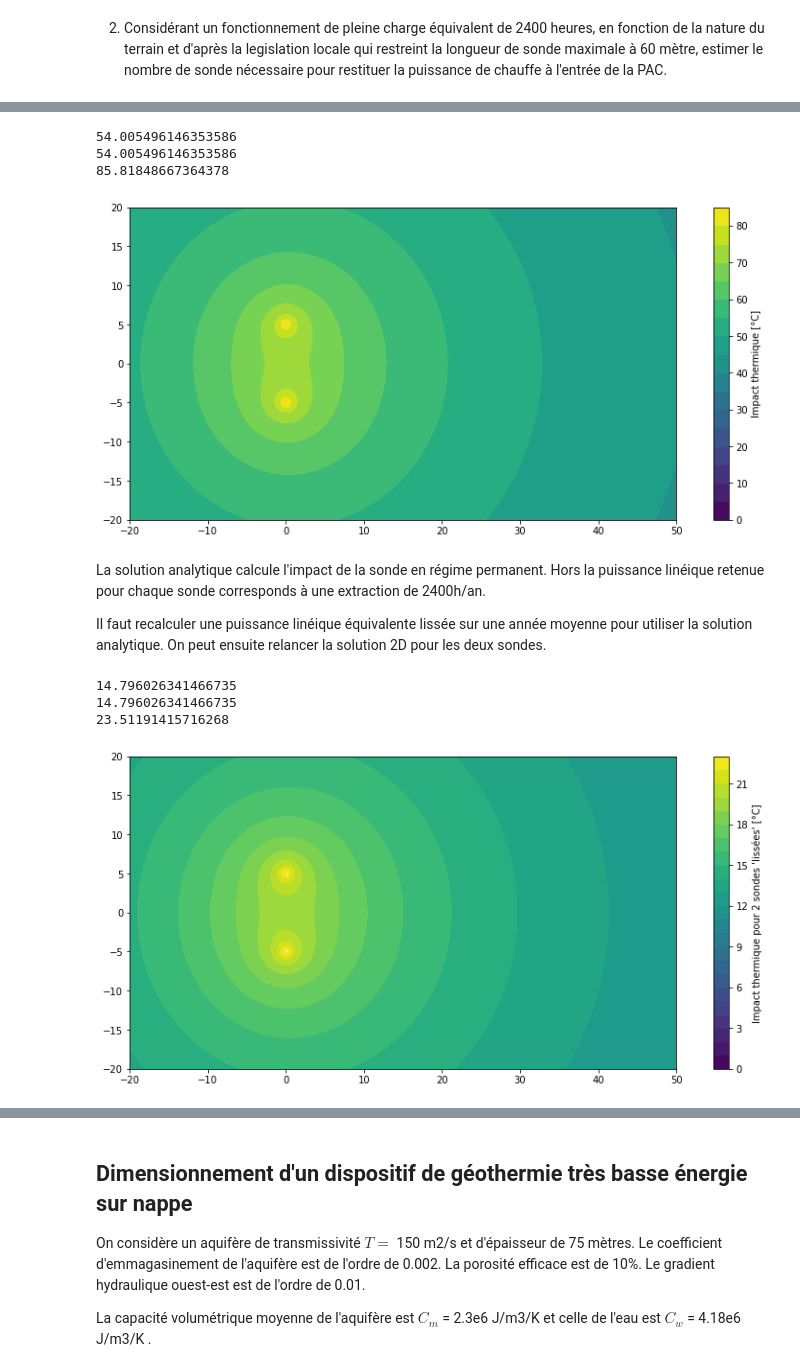
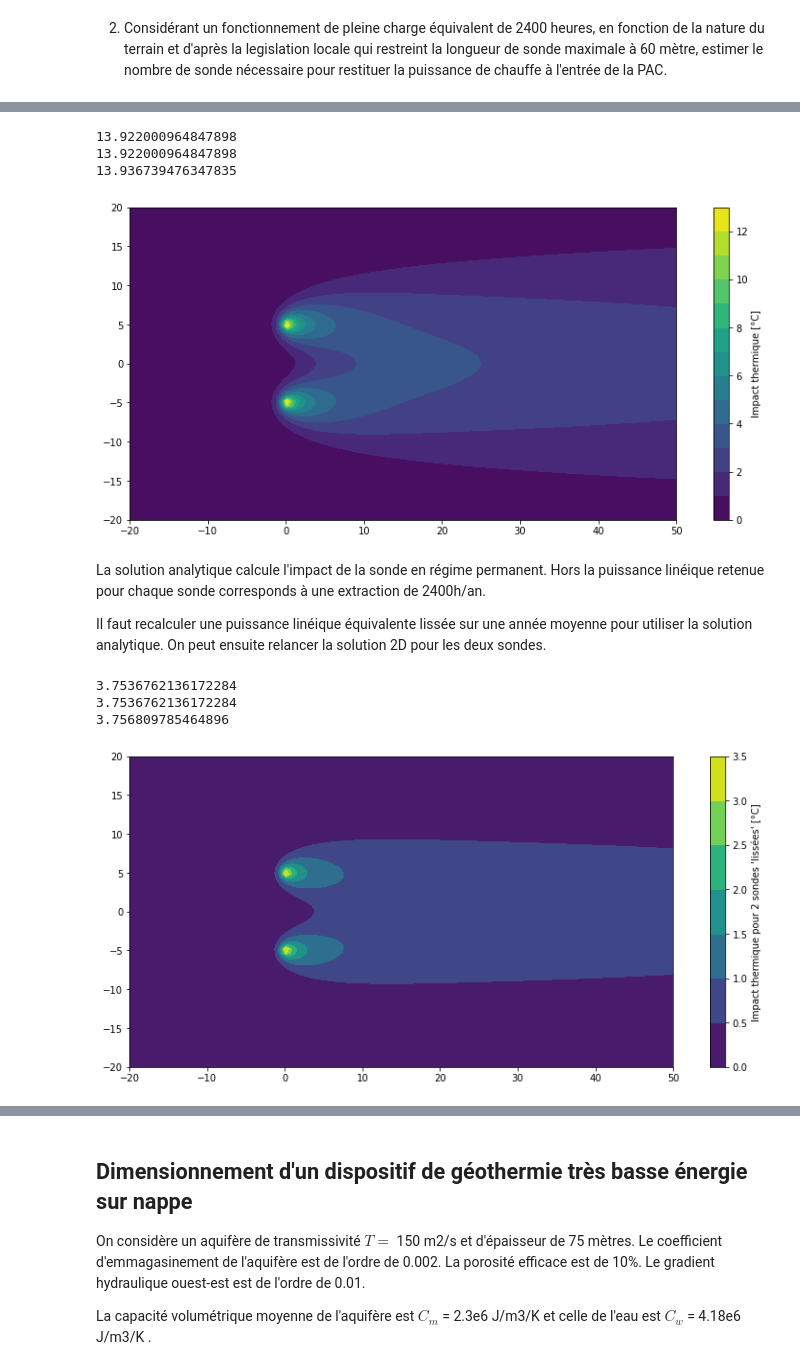
Before and after one commit to larroque852/NB_ENS3_geothermie, a Jupyter notebook: ENS3_GEOTH_EXO.ipynb, the cells around one changed output, grey strips where cells are left out. Saved outputs shown, nothing was run; the diff lists cells and outputs as text; code cells hidden in the pictures.

```diff
--- a/ENS3_GEOTH_EXO.ipynb
+++ b/ENS3_GEOTH_EXO.ipynb
@@ -440,6 +489,13 @@ $$	T(x,y) = T_0 + \frac{q_{b}}{2 \pi \lambda_m}exp\left[{\frac{u x}{2\alpha}}\ri
 $$
 avec $K_0$ fonction de Bessel modifiée du second genre d'ordre 0
 # %%
+
+import numpy as np
+import pandas as pd
+import scipy.special as sp
+import matplotlib.pyplot as plt
+#import seaborn as sns
+
 Cm = 2.4e6 #J/m3/K chaleur vol. moyenne du sol
 Cw = 4.18e6 #J/m3/K chaleur moyenne de l'eau
 lm = 1.6 # W/m/K cond. therm. moyenne du sol
@@ -468,7 +524,7 @@ def MILS_alph_ss(x,y,X0,Y0,ro,z,H,lm,Cm,vT,t,QL,ax,ay):
     y = y - Y0
     x = np.cos(alpha_rad)*x - np.sin(alpha_rad)*y
     y = np.sin(alpha_rad)*x + np.cos(alpha_rad)*y
-    return QL * (1 / 2 / 3.1415 / lm) * np.exp(vT * x / 2 / kappa) * sp.k0(vT * np.sqrt(x ** 2+y ** 2) / 2 /kappa)
+    return QL * (1 / 2 / 3.1415 / lm) * np.exp(uT * x / 2 / kappa) * sp.k0(uT * np.sqrt(x ** 2+y ** 2) / 2 /kappa)
 
 # cartographie DT en permanent
 #definition of your grid from Xmin to Xmax, and from Ymin to Ymax
@@ -490,8 +546,7 @@ Y1 = 5
 X2 = 0
 Y2 = -5
 # parametres ecoulement aquifere
-K = 1e-3 # m/s
-i = 1e-2/86400 # m/s
+Vhyd = 1e-2/86400 # vitesse ecoulement (m/s)
 omega = 0.15 # porosite efficace
 
 ro = 0.01 # borehole radius [m]
@@ -499,17 +554,17 @@ z = 20 # vertical coordinate [m]
 H = 60 # borehole length [m]
 lm = 1.6 # bulk thermal conductivity [W/m/K]
 Cm = 2.3e6 #volumetric heat capacity of the porous medium [J/m3/K]
-vT = K * i / omega #heat transport velocity [m/s]
+uT = Vhyd / omega #heat transport velocity [m/s] = vitesse ecoulement/porsité
 t = 1e10 #simulation time [s]
 QL = 60 # heat flow rate per unit length of borehole [W/m]
 ax = 0 #longitudinal thermal dispersivity
 ay = 0 # transverse thermal dispersivity
 #MILS_alph_ss(x,y,X0,Y0,ro,z,H,lm,Cm,vT,t,QL,ax,ay)
-sonde1 = MILS_alph_ss(xi,yi,X1,Y1,ro,z,H,lm,Cm,vT,t,QL,ax,ay)
-sonde2 = MILS_alph_ss(xi,yi,X2,Y2,ro,z,H,lm,Cm,vT,t,QL,ax,ay)
+sonde1 = MILS_alph_ss(xi,yi,X1,Y1,ro,z,H,lm,Cm,uT,t,QL,ax,ay)
+sonde2 = MILS_alph_ss(xi,yi,X2,Y2,ro,z,H,lm,Cm,uT,t,QL,ax,ay)
 impact = sonde1 + sonde2
 fig, axs = plt.subplots(1,1, figsize=(14,6))
-cf = plt.contourf(xi,yi,impact,np.arange(0,impact.max(),5))
+cf = plt.contourf(xi,yi,impact,np.arange(impact.min(),impact.max(),1))
 #plt.contourf(xi,yi,impact, np.arange(0,impact.max(),2), cmap ="jet")
 #plt.contourf(xi,yi,impact, np.arange(0,100,2), cmap ="jet")
 
@@ -521,50 +576,54 @@ print(sonde1.max())
 print(sonde1.max())
 print(impact.max())
 # %% [output]
-54.005496146353586
-54.005496146353586
-85.81848667364378
+13.922000964847898
+13.922000964847898
+13.936739476347835
-[figure, old version]
+[figure, new version]
 # %% [markdown]
 La solution analytique calcule l'impact de la sonde en régime permanent. Hors la puissance linéique retenue pour chaque sonde corresponds à une extraction de 2400h/an.
 
 Il faut recalculer une puissance linéique équivalente lissée sur une année moyenne pour utiliser la solution analytique.
 On peut ensuite relancer la solution 2D pour les deux sondes.
 # %%
+# parametres ecoulement aquifere
+u = 1e-2 #m/j
+omega = 0.15 # porosite efficace
+
 ro = 0.01 # borehole radius [m]
 z = 20 # vertical coordinate [m]
 H = 60 # borehole length [m]
 lm = 1.6 # bulk thermal conductivity [W/m/K]
 Cm = 2.4e6 #volumetric heat capacity of the porous medium [J/m3/K]
-vT = K * i / omega #heat transport velocity [m/s]
+vT = (u/86400) / omega #heat transport velocity [m/s]
 t = 1e10 #simulation time [s]
 ax = 0 #longitudinal thermal dispersivity
 ay = 0 # transverse thermal dispersivity
 
 QL = 60 # heat flow rate per unit length of borehole [W/m] pour 2400 h/a
 QLm = (QL) * (2400/ (24 * 365))
 
 sonde1b = MILS_alph_ss(xi,yi,X1,Y1,ro,z,H,lm,Cm,vT,t,QLm,ax,ay)
 sonde2b = MILS_alph_ss(xi,yi,X2,Y2,ro,z,H,lm,Cm,vT,t,QLm,ax,ay)
 impactb = sonde1b + sonde2b
 fig, axs = plt.subplots(1,1, figsize=(14,6))
-cf = plt.contourf(xi,yi,impactb,np.arange(0,impactb.max(),1))
+cf = plt.contourf(xi,yi,impactb,np.arange(0,impactb.max(),0.5))
 #plt.contourf(xi,yi,impact, np.arange(0,impact.max(),2), cmap ="jet")
 #plt.contourf(xi,yi,impact, np.arange(0,100,2), cmap ="jet")
 
 axs.set_aspect('equal')
 fig.colorbar(cf, label = "Impact thermique pour 2 sondes 'lissées' [°C]")
 plt.plot
 
 
 print(sonde1b.max())
 print(sonde1b.max())
 print(impactb.max())
 # %% [output]
-14.796026341466735
-14.796026341466735
-23.51191415716268
+3.7536762136172284
+3.7536762136172284
+3.756809785464896
-[figure, old version]
+[figure, new version]
 # %% [markdown]
 4. Estimer l'impact thermique à n point d'observation situé à 15 mètre à l'Est du champs de sondes thermique les 10 premières années d'exploitation
 
```
Also changed, not shown: parts of 17 cells of this notebook, 1 other file.
